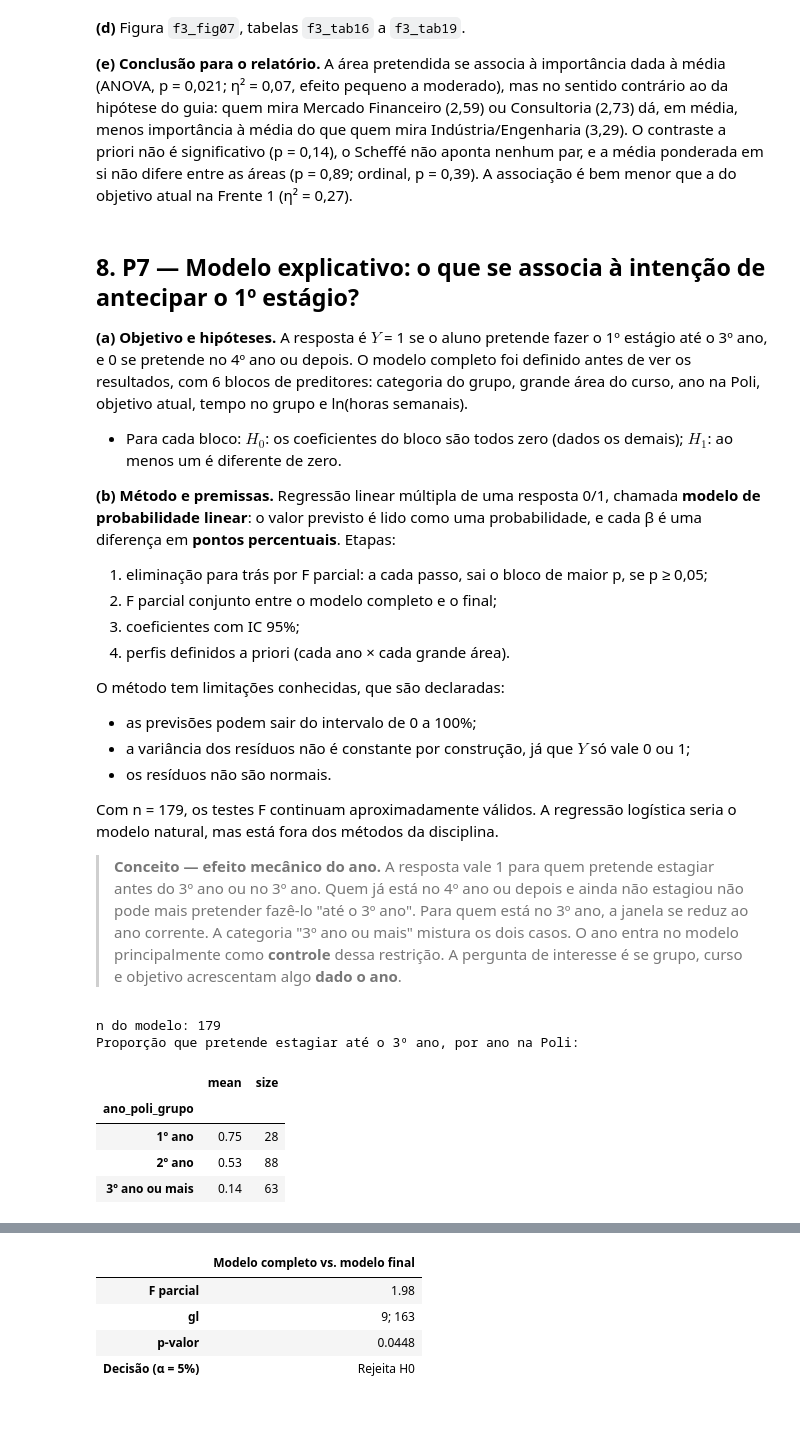
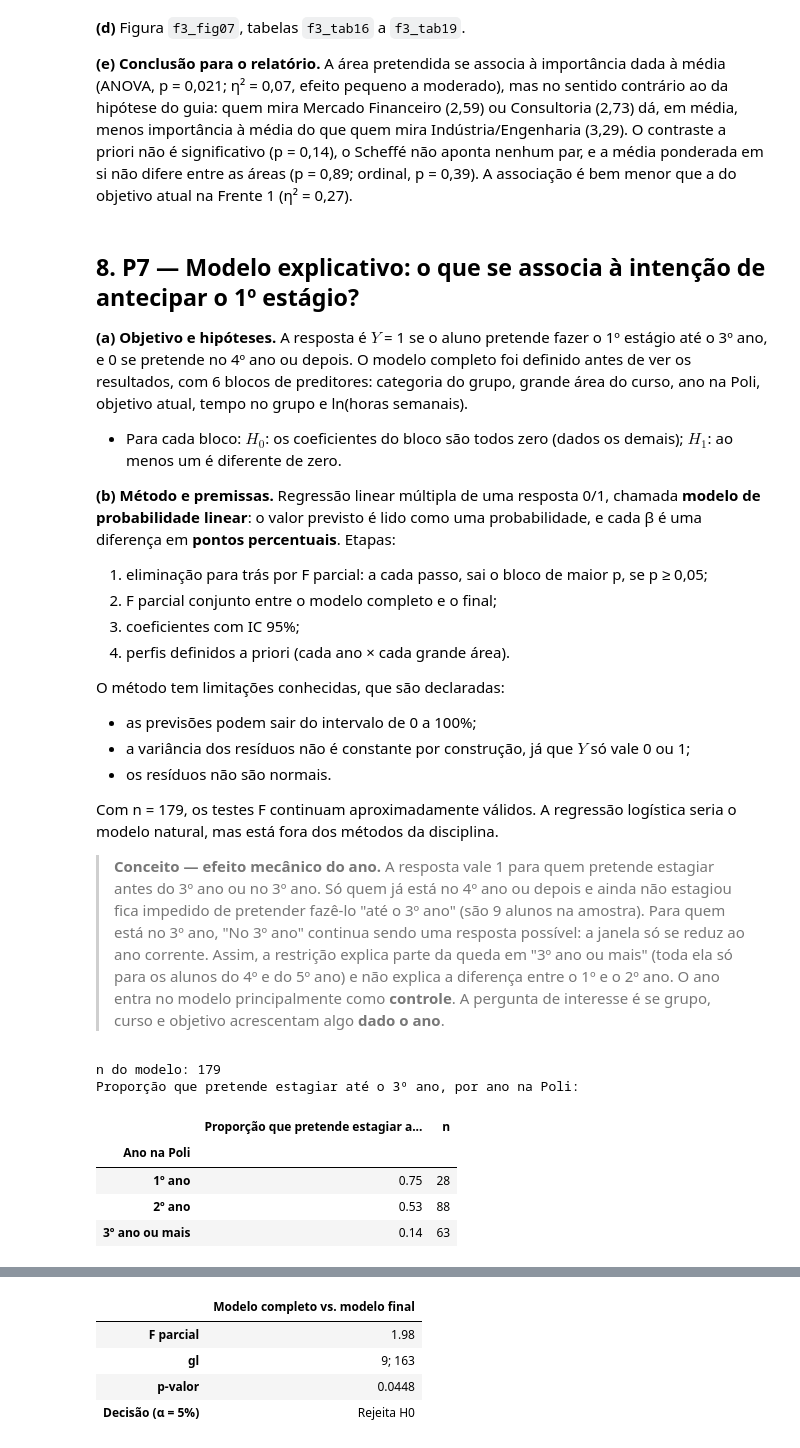
Before and after one commit to psallescard/estudo-grupos-de-extensao, a Jupyter notebook: notebooks/02_Carreira_Trajetoria_Objetivos.ipynb, the cells around one changed output, grey strips where cells are left out. Saved outputs shown, nothing was run; the diff lists cells and outputs as text; code cells hidden in the pictures; blank space fills up the shorter version.

Commit message:
Corrige o efeito do ano na P7 e os rótulos das tabelas da Frente 3
Co-Authored-By: Claude Opus 5.5 <noreply@anthropic.com>

```diff
--- a/notebooks/02_Carreira_Trajetoria_Objetivos.ipynb
+++ b/notebooks/02_Carreira_Trajetoria_Objetivos.ipynb
@@ -48,6 +48,7 @@ from src.stats_tests import (chi_square_association, group_means, one_way_anova,
                              standardized_residuals)
 
 pd.set_option("display.max_columns", None)
+pd.set_option("display.max_colwidth", None)
 df = prepare_front_data(pd.read_parquet(DATA_DIR / "clean_data.parquet"))
 print(f"{len(df)} alunos carregados.")
 # %% [output]
@@ -571,21 +578,23 @@ O método tem limitações conhecidas, que são declaradas:
 
 Com n = 179, os testes F continuam aproximadamente válidos. A regressão logística seria o modelo natural, mas está fora dos métodos da disciplina.
 
-> **Conceito — efeito mecânico do ano.** A resposta vale 1 para quem pretende estagiar antes do 3º ano ou no 3º ano. Quem já está no 4º ano ou depois e ainda não estagiou não pode mais pretender fazê-lo "até o 3º ano". Para quem está no 3º ano, a janela se reduz ao ano corrente. A categoria "3º ano ou mais" mistura os dois casos. O ano entra no modelo principalmente como **controle** dessa restrição. A pergunta de interesse é se grupo, curso e objetivo acrescentam algo **dado o ano**.
+> **Conceito — efeito mecânico do ano.** A resposta vale 1 para quem pretende estagiar antes do 3º ano ou no 3º ano. Só quem já está no 4º ano ou depois e ainda não estagiou fica impedido de pretender fazê-lo "até o 3º ano" (são 9 alunos na amostra). Para quem está no 3º ano, "No 3º ano" continua sendo uma resposta possível: a janela só se reduz ao ano corrente. Assim, a restrição explica parte da queda em "3º ano ou mais" (toda ela só para os alunos do 4º e do 5º ano) e não explica a diferença entre o 1º e o 2º ano. O ano entra no modelo principalmente como **controle**. A pergunta de interesse é se grupo, curso e objetivo acrescentam algo **dado o ano**.
 # %%
 p7_data = analysis_sample(df, REGRESSION_COLUMNS)
 print(f"n do modelo: {len(p7_data)}")
 print("Proporção que pretende estagiar até o 3º ano, por ano na Poli:")
-display(p7_data.groupby("ano_poli_grupo", observed=True)["estagio_ate_3ano"].agg(["mean", "size"]).round(2))
+display(p7_data.groupby("ano_poli_grupo", observed=True)["estagio_ate_3ano"].agg(["mean", "size"]).round(2)
+        .rename(columns={"mean": "Proporção que pretende estagiar até o 3º ano", "size": "n"})
+        .rename_axis("Ano na Poli"))
 
 p7_steps, p7_final, p7_kept = backward_elimination(p7_data, "estagio_ate_3ano", REGRESSION_BLOCKS)
 p7_steps.to_csv(TAB_DIR / "f3_tab20_p7_eliminacao_f_parcial.csv")
 p7_steps
 # %% [output]
 n do modelo: 179
 Proporção que pretende estagiar até o 3º ano, por ano na Poli:
-|  | mean | size |
-| ano_poli_grupo |  |  |
+|  | Proporção que pretende estagiar a... | n |
+| Ano na Poli |  |  |
 | 1º ano | 0.75 | 28 |
 | 2º ano | 0.53 | 88 |
 | 3º ano ou mais | 0.14 | 63 |
```
Also changed, not shown: parts of 11 cells of this notebook, 13 other files.
